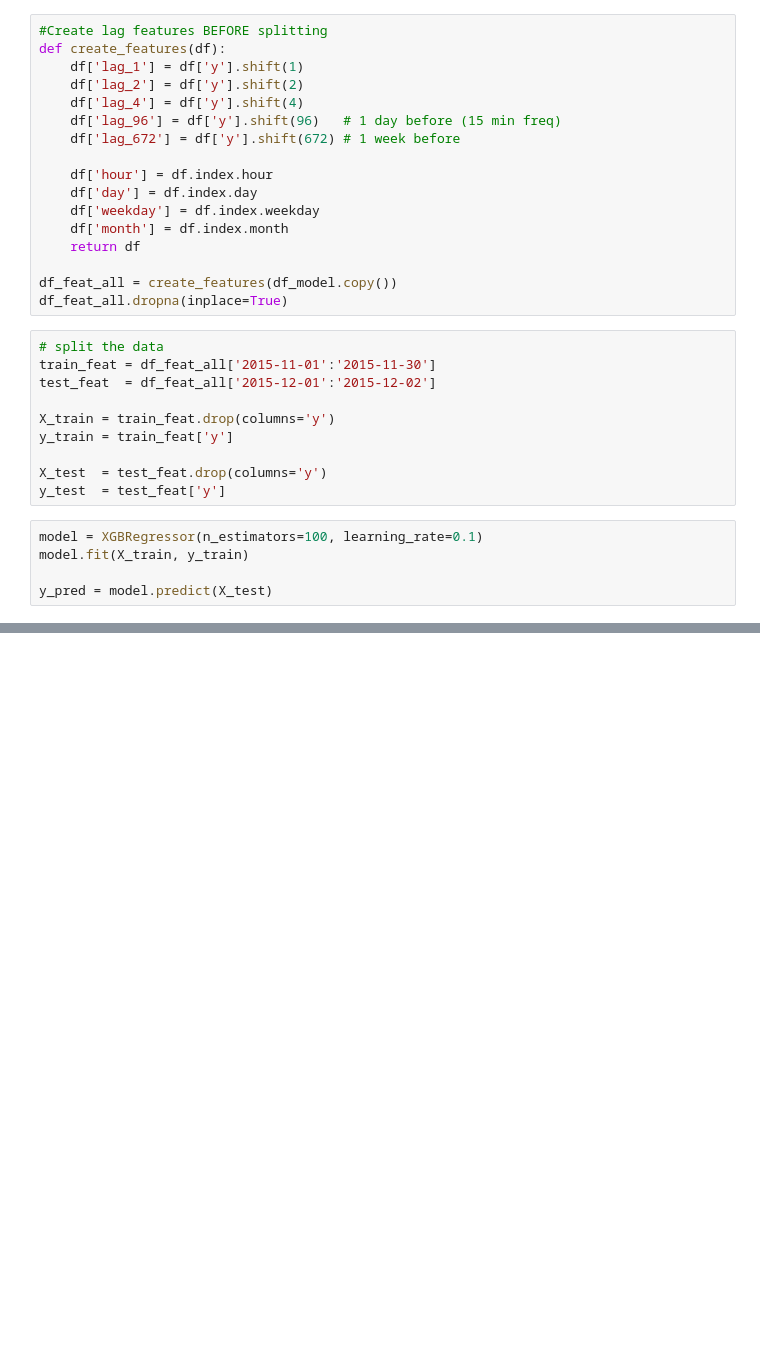
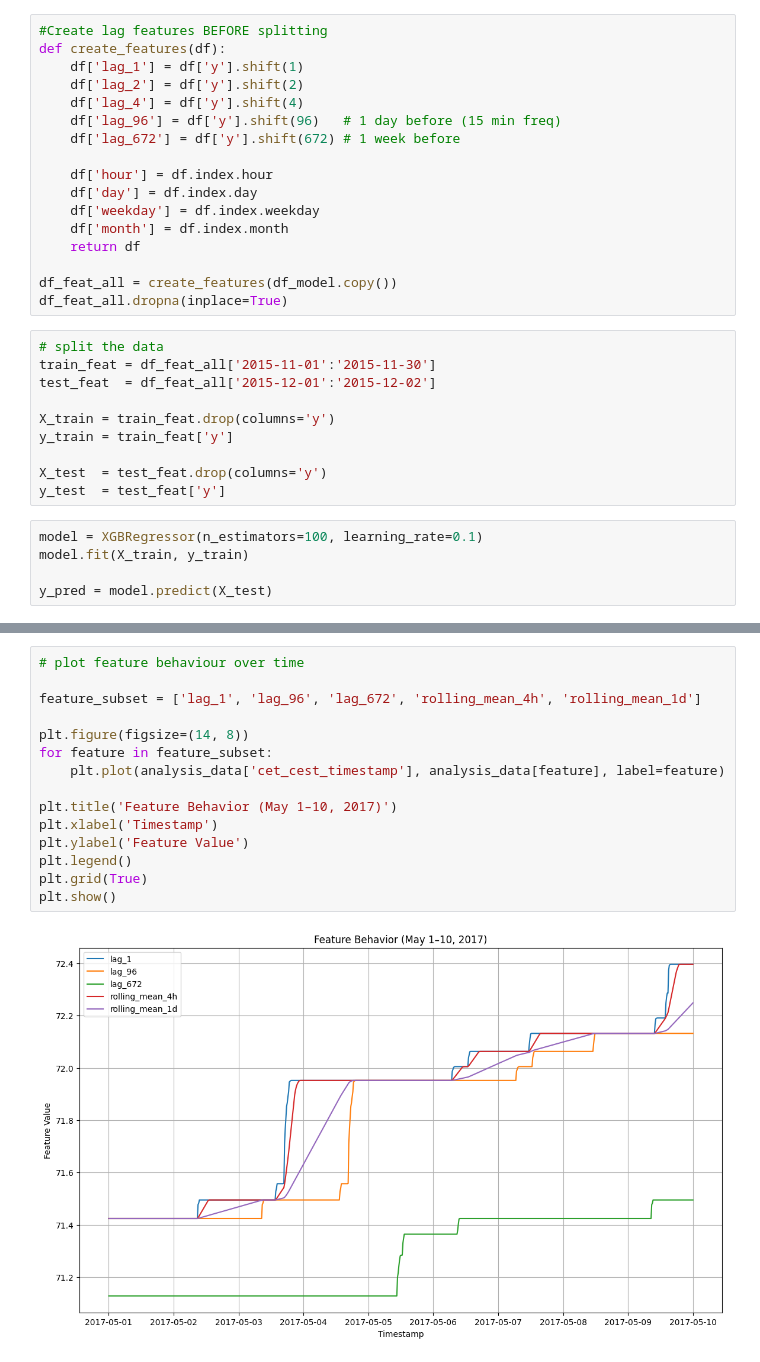
Before and after one commit to roushansr/Energy_Management, a Jupyter notebook: Codebook.ipynb, the cells around one changed output, grey strips where cells are left out. Cells and saved outputs as stored; diff of their text form; blank space fills up the shorter version.

```diff
--- a/Codebook.ipynb
+++ b/Codebook.ipynb
@@ -509,0 +564,17 @@ Name: y, dtype: float64
+# %%
+# plot feature behaviour over time
+
+feature_subset = ['lag_1', 'lag_96', 'lag_672', 'rolling_mean_4h', 'rolling_mean_1d']
+
+plt.figure(figsize=(14, 8))
+for feature in feature_subset:
+    plt.plot(analysis_data['cet_cest_timestamp'], analysis_data[feature], label=feature)
+
+plt.title('Feature Behavior (May 1–10, 2017)')
+plt.xlabel('Timestamp')
+plt.ylabel('Feature Value')
+plt.legend()
+plt.grid(True)
+plt.show()
+# %% [output]
+[figure, added]
```
Also changed, not shown: parts of 60 cells of this notebook.
